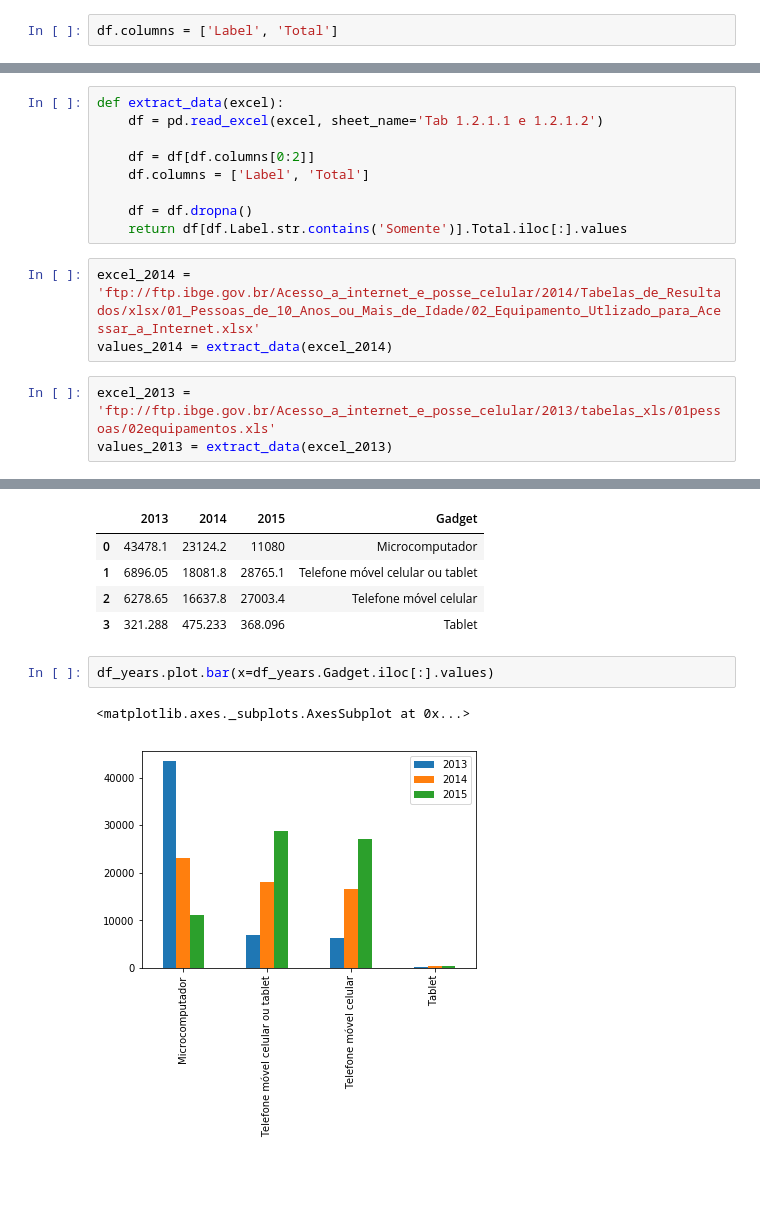
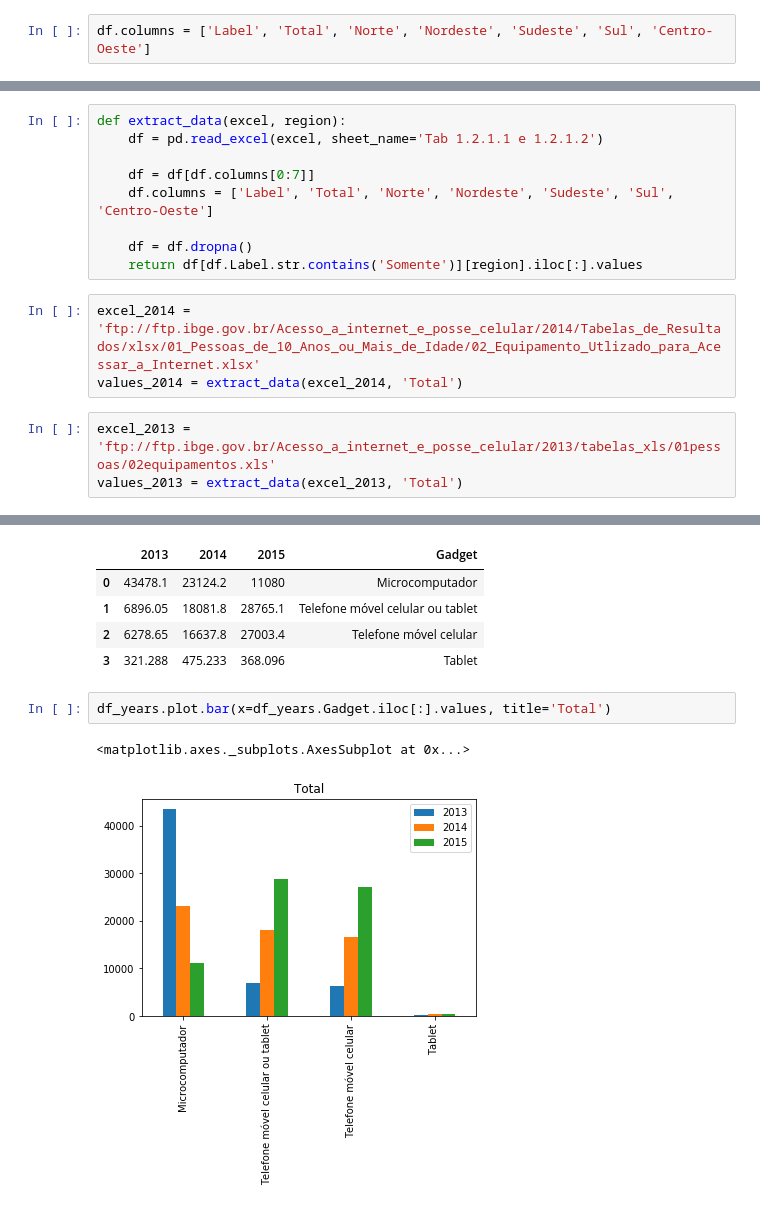
Before and after one commit to Pedalves/DataScience, a Jupyter notebook: IBGE_Internet_access.ipynb, the cells around one changed output, grey strips where cells are left out. Cells and saved outputs as stored; diff of their text form; blank space fills up the shorter version.

Commit message:
plot for each region

```diff
--- a/IBGE_Internet_access.ipynb
+++ b/IBGE_Internet_access.ipynb
@@ -37,5 +37,5 @@ df.head()
 # %%
-df.columns = ['Label', 'Total']
+df.columns = ['Label', 'Total', 'Norte', 'Nordeste', 'Sudeste', 'Sul', 'Centro-Oeste']
 # %%
 df
 # %% [output]
@@ -103,18 +103,18 @@ array([11079.97, 28765.132, 27003.38, 368.096], dtype=object)
 # %%
-def extract_data(excel):
+def extract_data(excel, region):
     df = pd.read_excel(excel, sheet_name='Tab 1.2.1.1 e 1.2.1.2')
 
-    df = df[df.columns[0:2]]
-    df.columns = ['Label', 'Total']
+    df = df[df.columns[0:7]]
+    df.columns = ['Label', 'Total', 'Norte', 'Nordeste', 'Sudeste', 'Sul', 'Centro-Oeste']
 
     df = df.dropna()
-    return df[df.Label.str.contains('Somente')].Total.iloc[:].values
+    return df[df.Label.str.contains('Somente')][region].iloc[:].values
 # %%
 excel_2014 = 'ftp://ftp.ibge.gov.br/Acesso_a_internet_e_posse_celular/2014/Tabelas_de_Resultados/xlsx/01_Pessoas_de_10_Anos_ou_Mais_de_Idade/02_Equipamento_Utlizado_para_Acessar_a_Internet.xlsx'
-values_2014 = extract_data(excel_2014)
+values_2014 = extract_data(excel_2014, 'Total')
 # %%
 excel_2013 = 'ftp://ftp.ibge.gov.br/Acesso_a_internet_e_posse_celular/2013/tabelas_xls/01pessoas/02equipamentos.xls'
-values_2013 = extract_data(excel_2013)
+values_2013 = extract_data(excel_2013, 'Total')
 # %% [markdown]
 # Build new DataFrame with all years
 # %%
@@ -134,7 +134,7 @@ df_years.head()
 | 2 | 6278.65 | 16637.8 | 27003.4 | Telefone móvel celular |
 | 3 | 321.288 | 475.233 | 368.096 | Tablet |
 # %%
-df_years.plot.bar(x=df_years.Gadget.iloc[:].values)
+df_years.plot.bar(x=df_years.Gadget.iloc[:].values, title='Total')
 # %% [output]
 <matplotlib.axes._subplots.AxesSubplot at 0x...>
-[figure, old version]
+[figure, new version]
```
Also changed, not shown: parts of 12 cells of this notebook.
